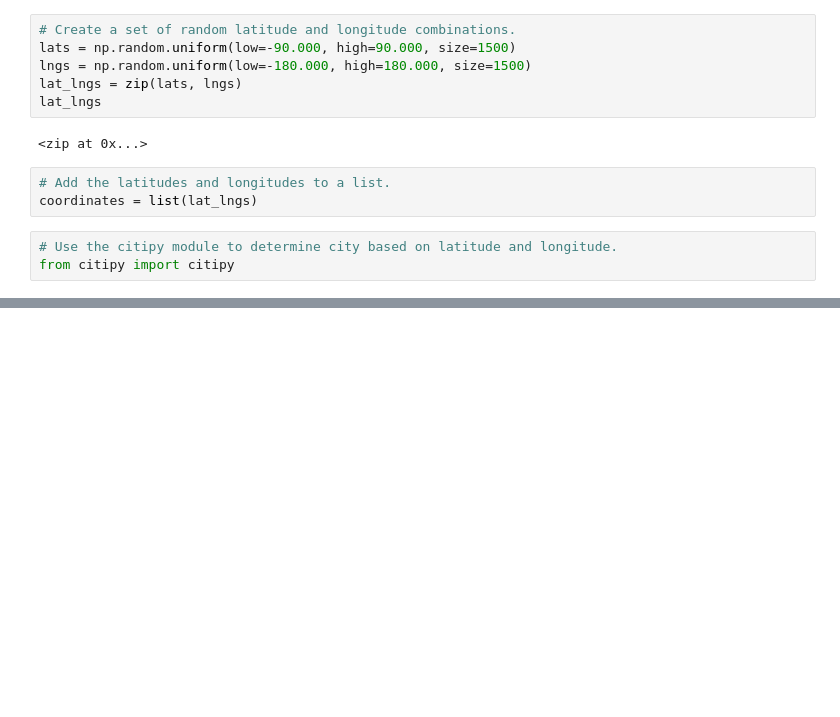
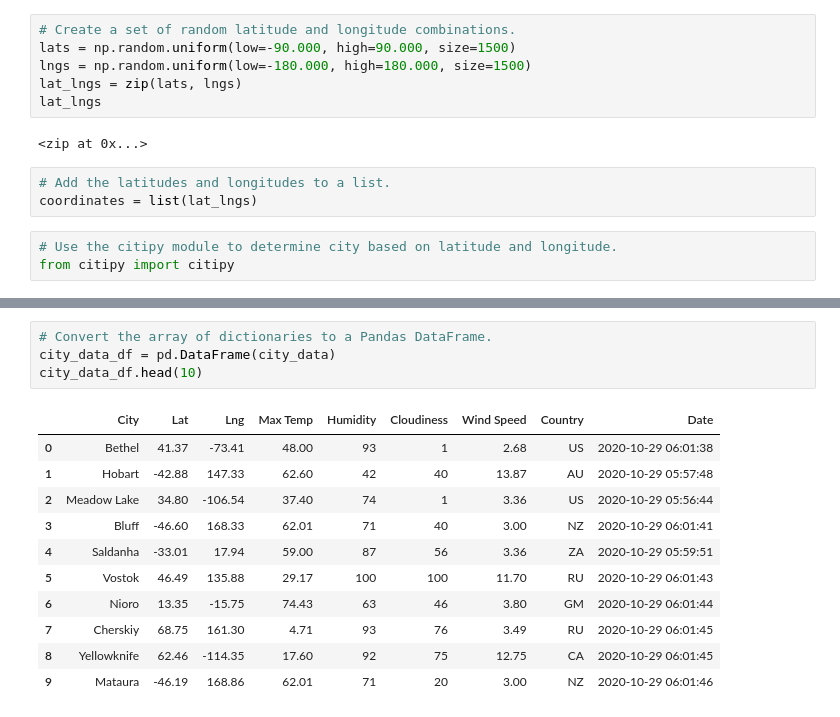
Before and after one commit to ashleyu95/World_Weather_Analysis, a Jupyter notebook: WeatherPy.ipynb, the cells around one changed output, grey strips where cells are left out. Drawn from its saved outputs; the diff is of its cells as text; blank space fills up the shorter version.

```diff
--- a/WeatherPy.ipynb
+++ b/WeatherPy.ipynb
@@ -31,0 +144,16 @@ len(cities)
+# %%
+# Convert the array of dictionaries to a Pandas DataFrame.
+city_data_df = pd.DataFrame(city_data)
+city_data_df.head(10)
+# %% [output]
+|  | City | Lat | Lng | Max Temp | Humidity | Cloudiness | Wind Speed | Country | Date |
+| 0 | Bethel | 41.37 | -73.41 | 48.00 | 93 | 1 | 2.68 | US | 2020-10-29 06:01:38 |
+| 1 | Hobart | -42.88 | 147.33 | 62.60 | 42 | 40 | 13.87 | AU | 2020-10-29 05:57:48 |
+| 2 | Meadow Lake | 34.80 | -106.54 | 37.40 | 74 | 1 | 3.36 | US | 2020-10-29 05:56:44 |
+| 3 | Bluff | -46.60 | 168.33 | 62.01 | 71 | 40 | 3.00 | NZ | 2020-10-29 06:01:41 |
+| 4 | Saldanha | -33.01 | 17.94 | 59.00 | 87 | 56 | 3.36 | ZA | 2020-10-29 05:59:51 |
+| 5 | Vostok | 46.49 | 135.88 | 29.17 | 100 | 100 | 11.70 | RU | 2020-10-29 06:01:43 |
+| 6 | Nioro | 13.35 | -15.75 | 74.43 | 63 | 46 | 3.80 | GM | 2020-10-29 06:01:44 |
+| 7 | Cherskiy | 68.75 | 161.30 | 4.71 | 93 | 76 | 3.49 | RU | 2020-10-29 06:01:45 |
+| 8 | Yellowknife | 62.46 | -114.35 | 17.60 | 92 | 75 | 12.75 | CA | 2020-10-29 06:01:45 |
+| 9 | Mataura | -46.19 | 168.86 | 62.01 | 71 | 20 | 3.00 | NZ | 2020-10-29 06:01:46 |
```
Also changed, not shown: parts of 8 cells of this notebook, 3 other files.
